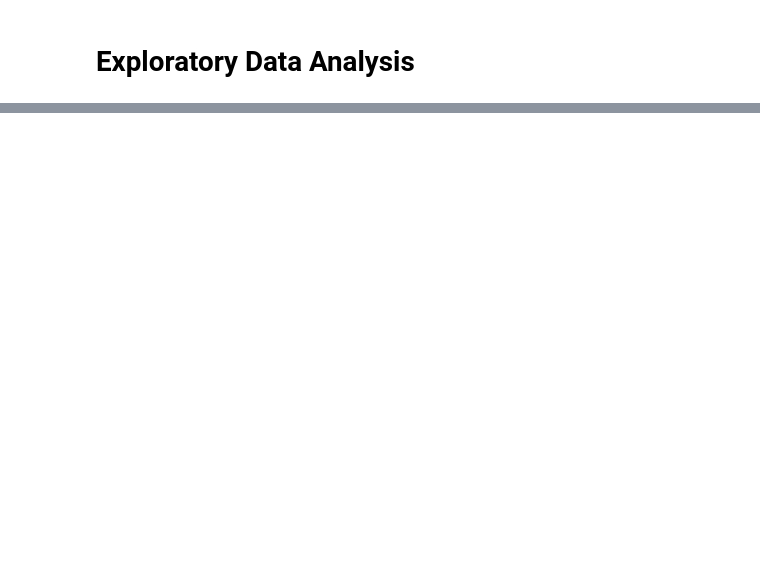
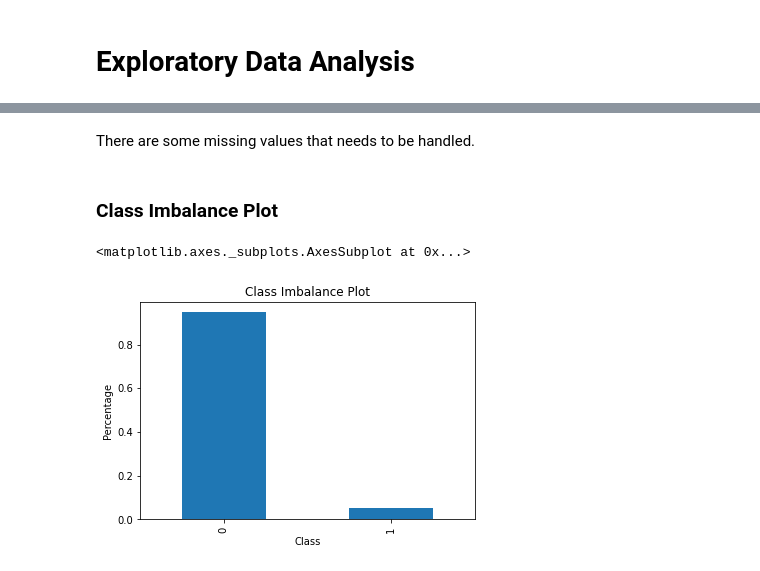
Before and after one commit to Bhandari007/bankruptcy_prediction, a Jupyter notebook: bankruptcy_prediction.ipynb, the cells around one changed output, grey strips where cells are left out. Saved outputs shown, nothing was run; the diff lists cells and outputs as text; code cells hidden in the pictures; blank space fills up the shorter version.

```diff
--- a/bankruptcy_prediction.ipynb
+++ b/bankruptcy_prediction.ipynb
@@ -72,7 +143,7 @@ b'0'    5500
 b'1'     410
 Name: class, dtype: int64
 # %%
-target = df["class"].str.decode('utf-8')
+target = df["class"].str.decode('utf-8').astype("int")
 df["target"] = target
 df = df.drop(columns = ["class"], axis = 1 )
 df.head()
@@ -127,0 +201,14 @@ print("Hello world")
+# %% [markdown]
+There are some missing values that needs to be handled.
+# %% [markdown]
+### Class Imbalance Plot
+# %%
+df["target"].value_counts(normalize = True).plot(
+    kind = "bar",
+    xlabel = "Class",
+    ylabel = "Percentage",
+    title = "Class Imbalance Plot"
+)
+# %% [output]
+<matplotlib.axes._subplots.AxesSubplot at 0x...>
+[figure, added]
```
Also changed, not shown: parts of 25 cells of this notebook.
